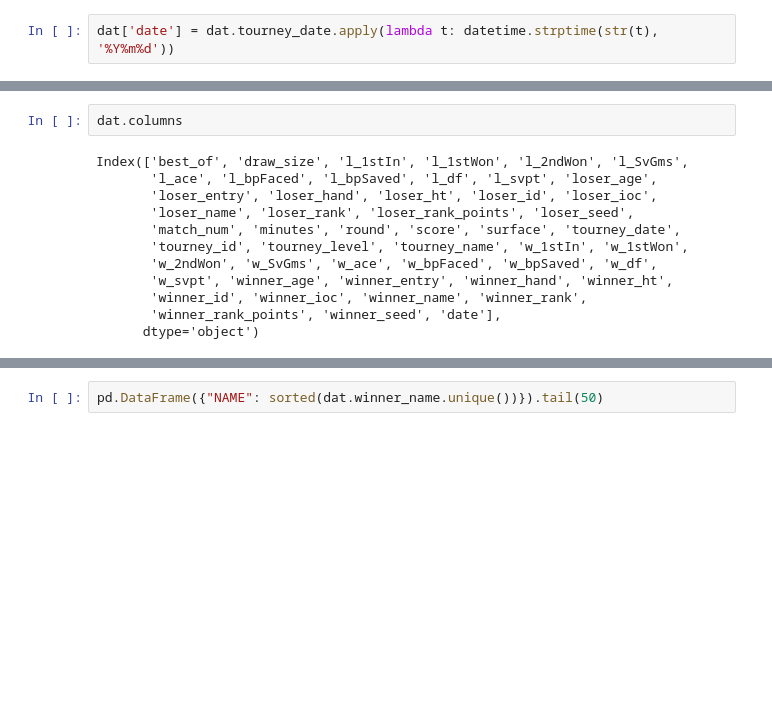
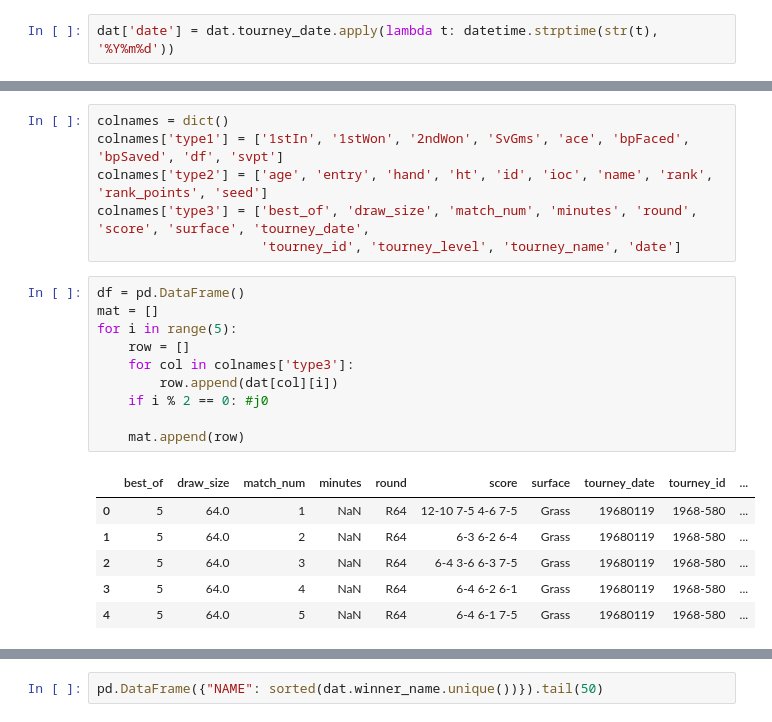
Before and after one commit to Hich69/ATP_Matches, a Jupyter notebook: notebook/ATP_Matches.ipynb, the cells around one changed output, grey strips where cells are left out. Saved outputs shown, nothing was run; the diff lists cells and outputs as text; blank space fills up the shorter version.

```diff
--- a/notebook/ATP_Matches.ipynb
+++ b/notebook/ATP_Matches.ipynb
@@ -37,14 +37,23 @@ Name: 1235, dtype: object
-# %%
-dat.columns
-# %% [output]
-Index(['best_of', 'draw_size', 'l_1stIn', 'l_1stWon', 'l_2ndWon', 'l_SvGms',
-       'l_ace', 'l_bpFaced', 'l_bpSaved', 'l_df', 'l_svpt', 'loser_age',
-       'loser_entry', 'loser_hand', 'loser_ht', 'loser_id', 'loser_ioc',
-       'loser_name', 'loser_rank', 'loser_rank_points', 'loser_seed',
-       'match_num', 'minutes', 'round', 'score', 'surface', 'tourney_date',
-       'tourney_id', 'tourney_level', 'tourney_name', 'w_1stIn', 'w_1stWon',
-       'w_2ndWon', 'w_SvGms', 'w_ace', 'w_bpFaced', 'w_bpSaved', 'w_df',
-       'w_svpt', 'winner_age', 'winner_entry', 'winner_hand', 'winner_ht',
-       'winner_id', 'winner_ioc', 'winner_name', 'winner_rank',
-       'winner_rank_points', 'winner_seed', 'date'],
-      dtype='object')
+# %%
+colnames = dict()
+colnames['type1'] = ['1stIn', '1stWon', '2ndWon', 'SvGms', 'ace', 'bpFaced', 'bpSaved', 'df', 'svpt']
+colnames['type2'] = ['age', 'entry', 'hand', 'ht', 'id', 'ioc', 'name', 'rank', 'rank_points', 'seed']
+colnames['type3'] = ['best_of', 'draw_size', 'match_num', 'minutes', 'round', 'score', 'surface', 'tourney_date',
+                     'tourney_id', 'tourney_level', 'tourney_name', 'date']
+# %%
+df = pd.DataFrame()
+mat = []
+for i in range(5):
+    row = []
+    for col in colnames['type3']:
+        row.append(dat[col][i])
+    if i % 2 == 0: #j0
+
+    mat.append(row)
+# %% [output]
+|  | best_of | draw_size | match_num | minutes | round | score | surface | tourney_date | tourney_id | ... |
+| 0 | 5 | 64.0 | 1 | NaN | R64 | 12-10 7-5 4-6 7-5 | Grass | 19680119 | 1968-580 | ... |
+| 1 | 5 | 64.0 | 2 | NaN | R64 | 6-3 6-2 6-4 | Grass | 19680119 | 1968-580 | ... |
+| 2 | 5 | 64.0 | 3 | NaN | R64 | 6-4 3-6 6-3 7-5 | Grass | 19680119 | 1968-580 | ... |
+| 3 | 5 | 64.0 | 4 | NaN | R64 | 6-4 6-2 6-1 | Grass | 19680119 | 1968-580 | ... |
+| 4 | 5 | 64.0 | 5 | NaN | R64 | 6-4 6-1 7-5 | Grass | 19680119 | 1968-580 | ... |
```
Also changed, not shown: parts of 3 cells of this notebook.
